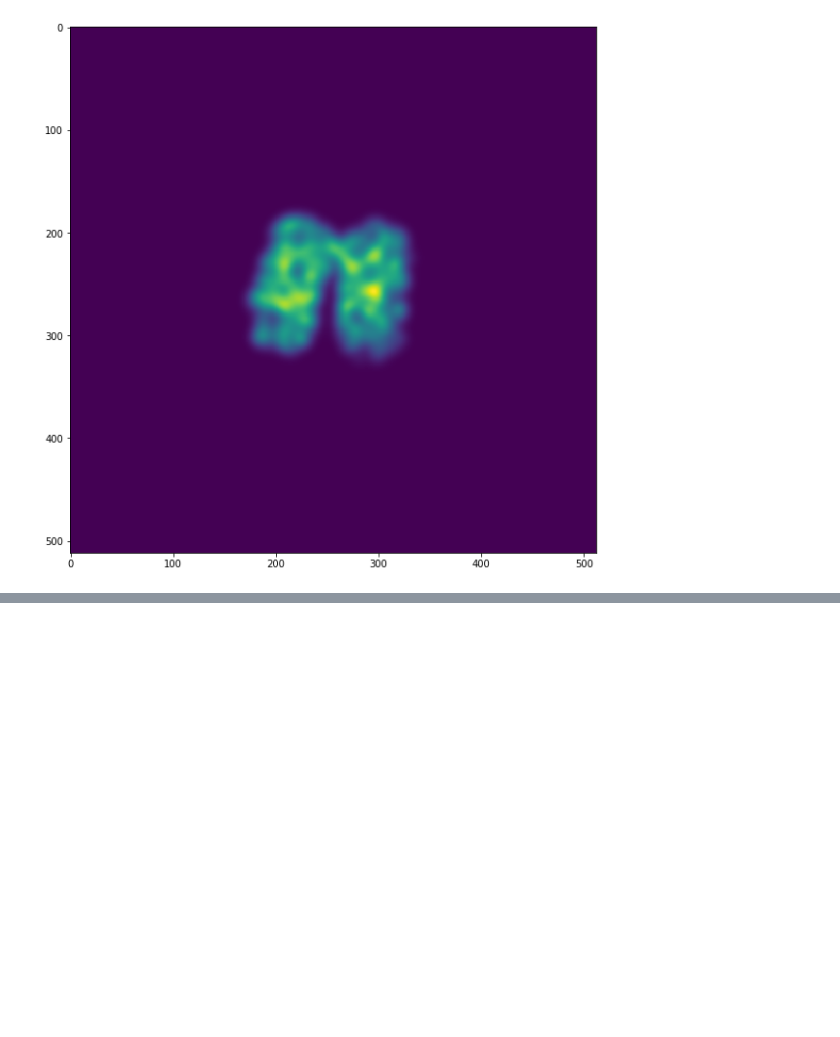
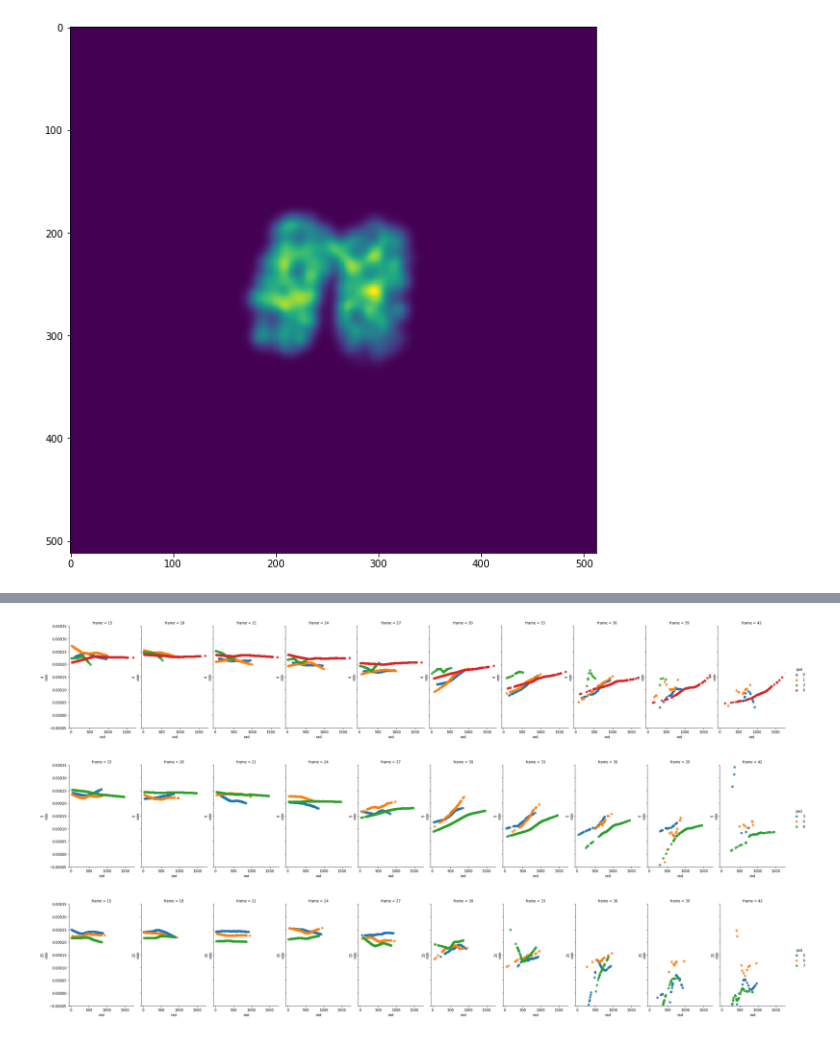
Before and after one commit to boospooky/omnitray-modeling, a Jupyter notebook: omnitray-modeling/mimic_190413_exp_jac.ipynb, the cells around one changed output, grey strips where cells are left out. Drawn from its saved outputs; the diff is of its cells as text; code cells hidden in the pictures; blank space fills up the shorter version.

```diff
--- a/omnitray-modeling/mimic_190413_exp_jac.ipynb
+++ b/omnitray-modeling/mimic_190413_exp_jac.ipynb
@@ -882,0 +994,17 @@ plt.imshow(out[0][-1,c_i,:,:])
+# %%
+
+n_poly = 7
+n_pads = 11
+pad_size_vec = np.power(np.array([2,2,2,3,3,5,5,5,3,2,2]),2)
+col_size_vec = np.power(np.array([2,2,1,2,2,2,2,2,3,3,2]),2)
+pad_share_vec = np.array([0,1,0,1,0,1,1,0,0,0,1])
+pad_info_columns = ['pad', 'pad_size', 'col_size', 'pad_share']
+fit_info_columns = ['f_max', 'r0', 'r1']
+poly_fit_columns = ['a{}'.format(xx) for xx in np.arange(n_poly+1)[::-1]]
+columns = pad_info_columns + fit_info_columns + poly_fit_columns
+fit_df = pd.DataFrame(index=np.arange(n_pads),columns=columns)
+fit_df.loc[:,'pad'] = np.arange(n_pads)
+fit_df.loc[:,'pad_size'] = pad_size_vec
+fit_df.loc[:,'col_size'] = col_size_vec
+fit_df.loc[:,'pad_share'] = pad_share_vec
+fit_df[pad_info_columns]
@@ -882,0 +1024,20 @@ plt.imshow(out[0][-1,c_i,:,:])
+# %%
+plot_df = smooth_rate_profiles_df.loc[(smooth_rate_profiles_df.frame>=15)&
+                                   (smooth_rate_profiles_df.frame<=42)&
+                                   (np.mod(smooth_rate_profiles_df.frame,3)==0),:]
+plot_df = plot_df.loc[False==np.isnan(plot_df.rate.values),:]
+# g = sns.FacetGrid(data=plot_df, row='pad',col='frame')
+# g.set(ylim=(0,0.0003))
+# g.map(sns.scatterplot,'rad', 'rate', 'log_area')
+gb_pad_size = fit_df.loc[slice(0,9),['pad','pad_size']].groupby('pad_size')
+plot_gb_pad = plot_df.groupby('pad')
+for pad_size, pad_df in gb_pad_size:
+#     plt.figure(figsize=(20,18))
+    sub_plot_df = pd.concat([plot_gb_pad.get_group(xx) for xx in pad_df.pad.values])
+    g = sns.lmplot(data=sub_plot_df, y='rate', x='rad', hue='pad',col='frame',fit_reg=False,
+                   aspect=0.6,height=5,line_kws={'lw':6})
+    g.set(ylim=(-5e-5,3.5e-4), xlim=(-50,1750), ylabel='{}\nrate'.format(pad_size))
+# %% [output]
+[figure, added]
+[figure, added]
+[figure, added]
```
Also changed, not shown: parts of 29 cells of this notebook.
